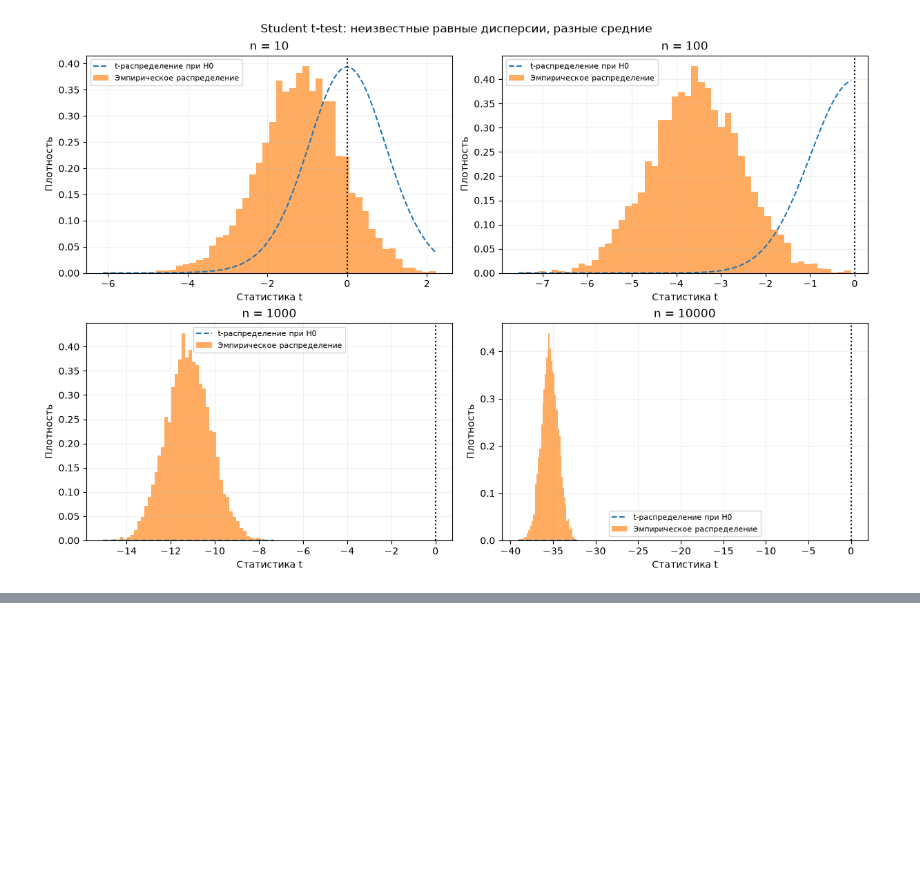
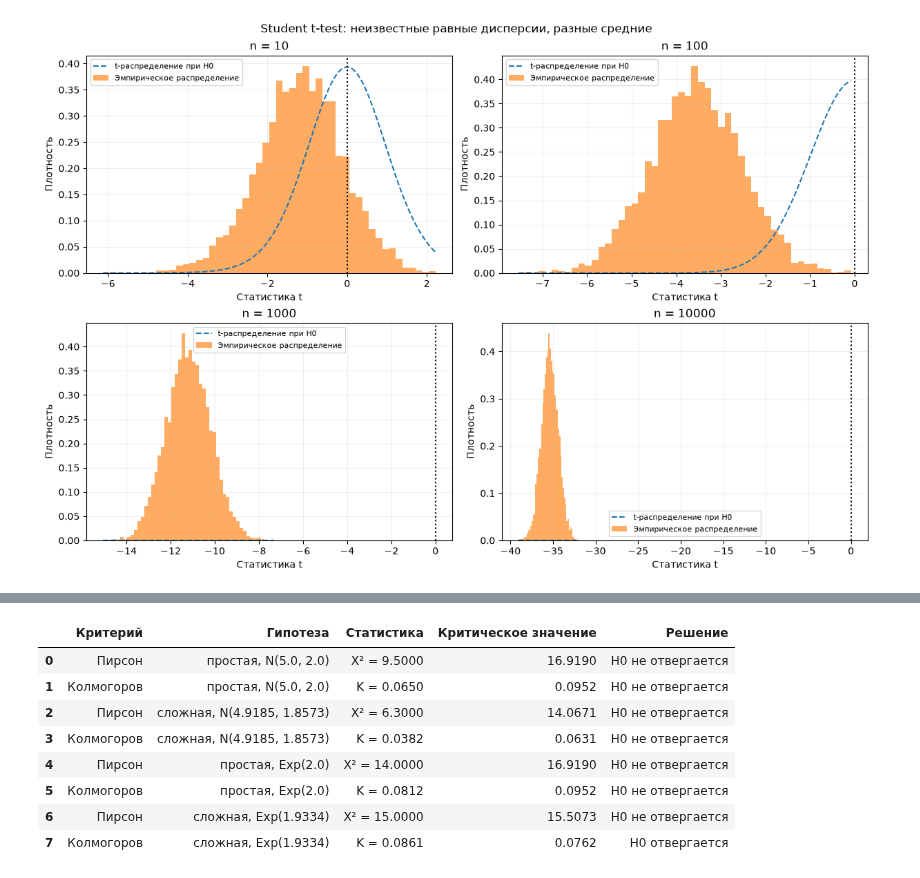
Before and after one commit to defini7/Labs, a Jupyter notebook: 5_term/statistics/lab4.ipynb, the cells around one changed output, grey strips where cells are left out. Drawn from its saved outputs; the diff is of its cells as text; code cells hidden in the pictures; blank space fills up the shorter version.

```diff
--- a/5_term/statistics/lab4.ipynb
+++ b/5_term/statistics/lab4.ipynb
@@ -223,0 +458,13 @@ mu1=10, mu2=10, sigma1=2, sigma2=2
+# %%
+fit_mu_n, fit_sigma_n = stats.norm.fit(sample_norm)
+dist_norm_c = stats.norm(loc=fit_mu_n, scale=fit_sigma_n)
+chi2_c, crit_chi2_c = pearson_continuous(sample_norm, dist_norm_c, k_bins, r=2)
+ks_c, crit_ks_c = ks_test_complex_bootstrap(sample_norm, "norm")
+rows.append(["Пирсон", f"сложная, N({fit_mu_n:.4f}, {fit_sigma_n:.4f})", f"X² = {chi2_c:.4f}", f"{crit_chi2_c:.4f}", get_decision(chi2_c, crit_chi2_c)])
+rows.append(["Колмогоров", f"сложная, N({fit_mu_n:.4f}, {fit_sigma_n:.4f})", f"K = {ks_c:.4f}", f"{crit_ks_c:.4f}", get_decision(ks_c, crit_ks_c)])
+# %%
+dist_exp_s = stats.expon(scale=true_scale)
+chi2_s_e, crit_chi2_s_e = pearson_continuous(sample_exp, dist_exp_s, k_bins, r=0)
+ks_s_e, crit_ks_s_e = ks_test_simple(sample_exp, dist_exp_s)
+rows.append(["Пирсон", f"простая, Exp({true_scale})", f"X² = {chi2_s_e:.4f}", f"{crit_chi2_s_e:.4f}", get_decision(chi2_s_e, crit_chi2_s_e)])
+rows.append(["Колмогоров", f"простая, Exp({true_scale})", f"K = {ks_s_e:.4f}", f"{crit_ks_s_e:.4f}", get_decision(ks_s_e, crit_ks_s_e)])
@@ -223,0 +479,15 @@ mu1=10, mu2=10, sigma1=2, sigma2=2
+# %%
+rows.append(["Пирсон", f"сложная, Exp({fit_scale_e_only:.4f})", f"X² = {chi2_c_e:.4f}", f"{crit_chi2_c_e:.4f}", get_decision(chi2_c_e, crit_chi2_c_e)])
+rows.append(["Колмогоров", f"сложная, Exp({fit_scale_e_only:.4f})", f"K = {ks_c_e:.4f}", f"{crit_ks_c_e:.4f}", get_decision(ks_c_e, crit_ks_c_e)])
+# %%
+pd.DataFrame(rows, columns=["Критерий", "Гипотеза", "Статистика", "Критическое значение", "Решение"])
+# %% [output]
+|  | Критерий | Гипотеза | Статистика | Критическое значение | Решение |
+| 0 | Пирсон | простая, N(5.0, 2.0) | X² = 9.5000 | 16.9190 | H0 не отвергается |
+| 1 | Колмогоров | простая, N(5.0, 2.0) | K = 0.0650 | 0.0952 | H0 не отвергается |
+| 2 | Пирсон | сложная, N(4.9185, 1.8573) | X² = 6.3000 | 14.0671 | H0 не отвергается |
+| 3 | Колмогоров | сложная, N(4.9185, 1.8573) | K = 0.0382 | 0.0631 | H0 не отвергается |
+| 4 | Пирсон | простая, Exp(2.0) | X² = 14.0000 | 16.9190 | H0 не отвергается |
+| 5 | Колмогоров | простая, Exp(2.0) | K = 0.0812 | 0.0952 | H0 не отвергается |
+| 6 | Пирсон | сложная, Exp(1.9334) | X² = 15.0000 | 15.5073 | H0 не отвергается |
+| 7 | Колмогоров | сложная, Exp(1.9334) | K = 0.0861 | 0.0762 | H0 отвергается |
```
Also changed, not shown: parts of 25 cells of this notebook, 1 other file.
